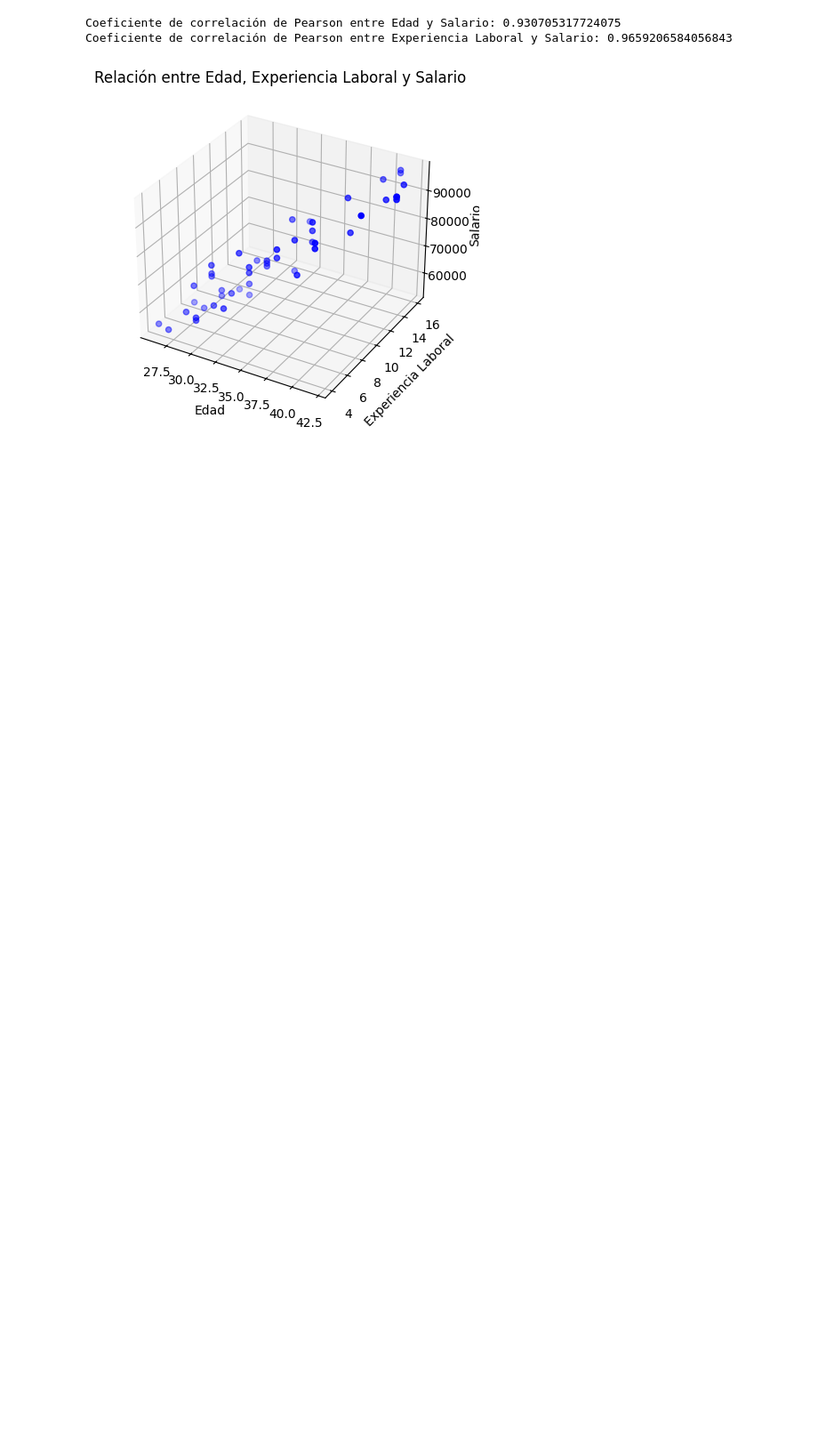
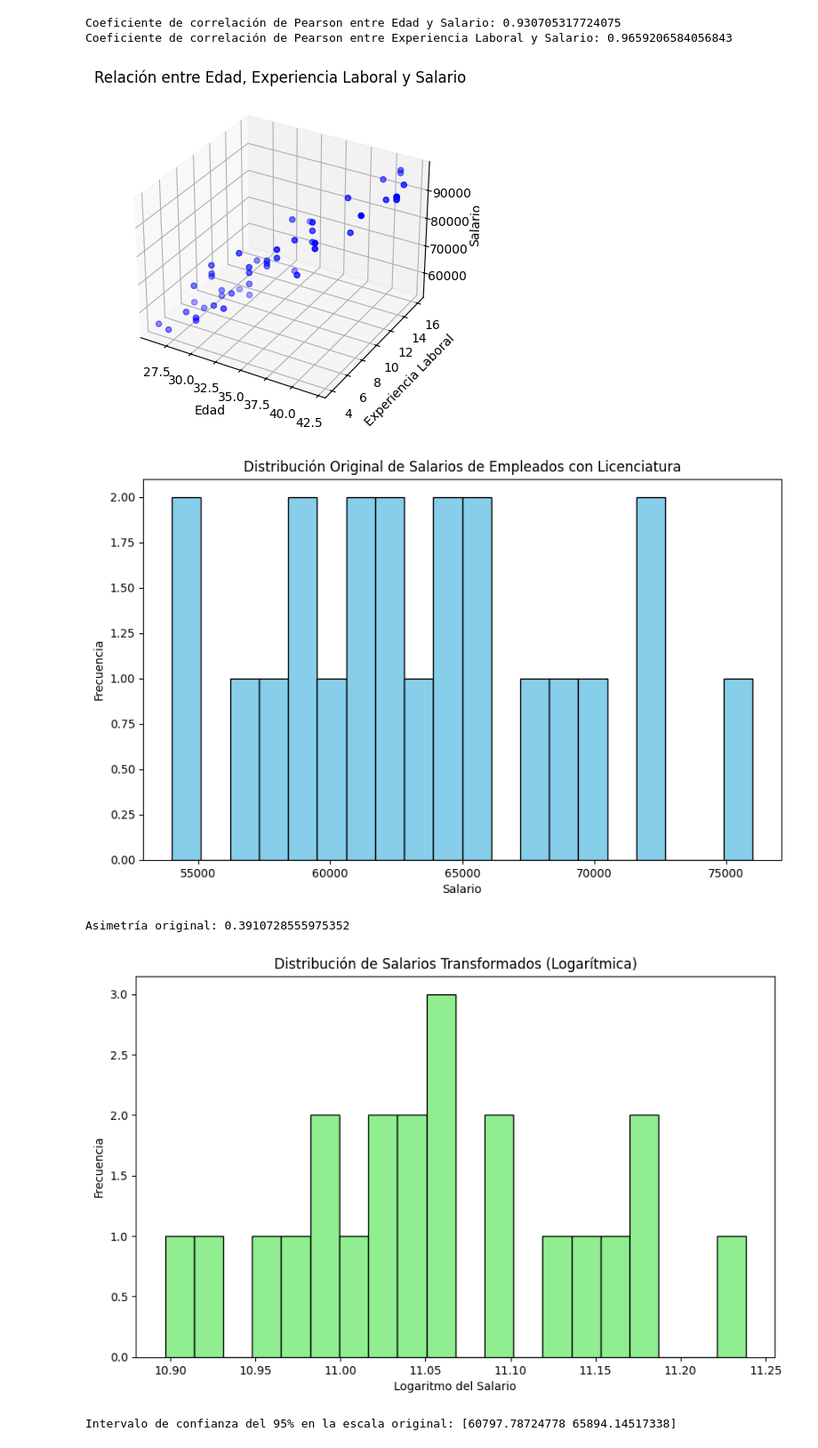
Before and after one commit to LeandroRodrigoMolina/IntegradorEstadisticaSecuela, a Jupyter notebook: main.ipynb, the cells around one changed output. Shown at 89% size. Cells and saved outputs as stored; diff of their text form; code cells hidden in the pictures; blank space fills up the shorter version.

```diff
--- a/main.ipynb
+++ b/main.ipynb
@@ -186,3 +186,68 @@ plt.show()
 Coeficiente de correlación de Pearson entre Edad y Salario: 0.930705317724075
 Coeficiente de correlación de Pearson entre Experiencia Laboral y Salario: 0.9659206584056843
 [figure]
+# %%
+import pandas as pd
+import numpy as np
+import matplotlib.pyplot as plt
+from scipy import stats
+
+# Cargar los datos desde un archivo Excel
+file_path_excel = 'dataset_empleados.xlsx'  # Reemplaza con la ruta de tu archivo Excel
+data_excel = pd.read_excel(file_path_excel)
+
+# Filtrar por empleados con nivel de educación 'Licenciatura'
+licenciados = data_excel[data_excel['Nivel_Educacion'] == 'Licenciatura']
+
+# Visualizar la distribución original de los salarios
+plt.figure(figsize=(10, 6))
+plt.hist(licenciados['Salario'], bins=20, edgecolor='black', color='skyblue')
+plt.title('Distribución Original de Salarios de Empleados con Licenciatura')
+plt.xlabel('Salario')
+plt.ylabel('Frecuencia')
+plt.show()
+
+# Calcular y mostrar la asimetría de los salarios
+skewness = licenciados['Salario'].skew()
+print(f'Asimetría original: {skewness}')
+
+# Aplicar la transformación logarítmica
+salarios_transformados = np.log(licenciados['Salario'])
+
+# Visualizar la distribución de los salarios transformados
+plt.figure(figsize=(10, 6))
+plt.hist(salarios_transformados, bins=20, edgecolor='black', color='lightgreen')
+plt.title('Distribución de Salarios Transformados (Logarítmica)')
+plt.xlabel('Logaritmo del Salario')
+plt.ylabel('Frecuencia')
+plt.show()
+
+# Calcular la media y la desviación estándar de los salarios transformados
+media_transformada = salarios_transformados.mean()
+std_transformada = salarios_transformados.std()
+
+# Tamaño de la muestra y grados de libertad
+n = len(licenciados)
+grados_libertad = n - 1
+
+# Calcular el intervalo de confianza del 95% para la media transformada
+confianza = 0.95
+intervalo_confianza_transformado = stats.t.interval(confianza, grados_libertad, loc=media_transformada, scale=std_transformada / np.sqrt(n))
+
+# Transformar el intervalo de confianza a la escala original
+intervalo_confianza_original = np.exp(intervalo_confianza_transformado)
+print(f'Intervalo de confianza del 95% en la escala original: {intervalo_confianza_original}')
+
+# Ajustar los bins de la distribución de los salarios transformados
+n_bins_transformados = 10
+plt.figure(figsize=(10, 6))
+plt.hist(salarios_transformados, bins=n_bins_transformados, edgecolor='black', color='coral')
+plt.title('Distribución de Salarios Transformados (Logarítmica)')
+plt.xlabel('Logaritmo del Salario')
+plt.ylabel('Frecuencia')
+plt.show()
+# %% [output]
+[figure, added]
+Asimetría original: 0.3910728555975352
+[figure, added]
+Intervalo de confianza del 95% en la escala original: [60797.78724778 65894.14517338]
```
Also changed, not shown: parts of 2 cells of this notebook.
